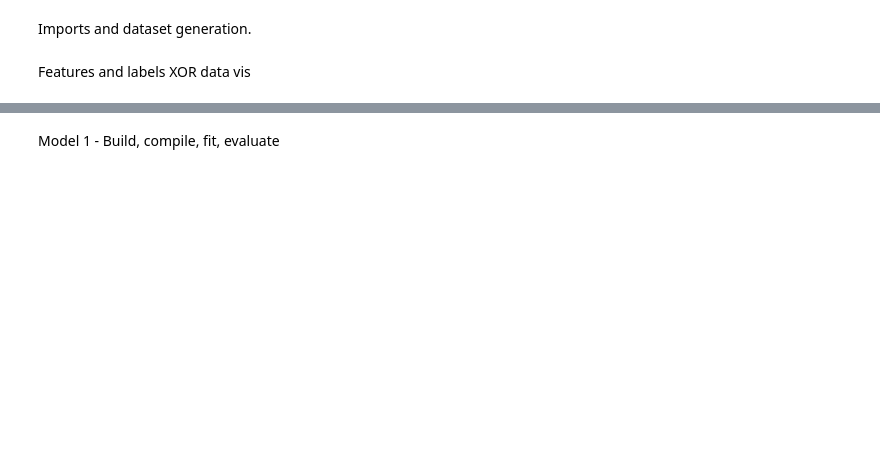
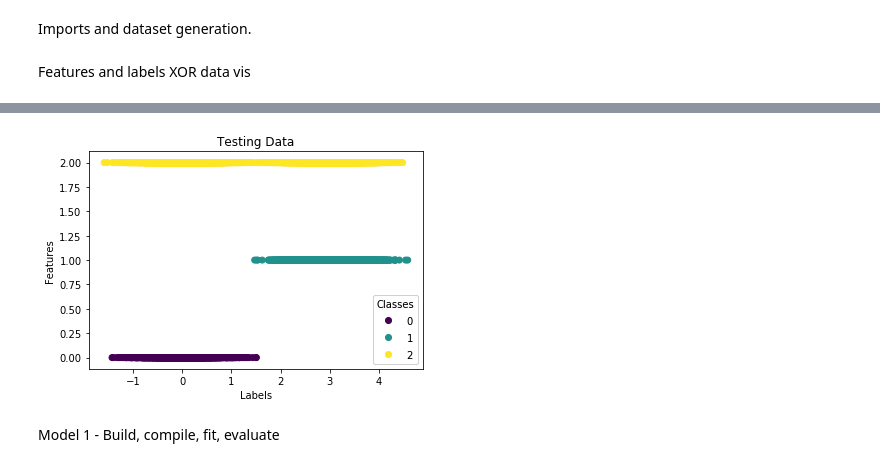
Before and after one commit to sampiecz/490_ASSN3, a Jupyter notebook: ASSN3.ipynb, the cells around one changed output, grey strips where cells are left out. Cells and saved outputs as stored; diff of their text form; code cells hidden in the pictures; blank space fills up the shorter version.

```diff
--- a/ASSN3.ipynb
+++ b/ASSN3.ipynb
@@ -49,3 +49,15 @@ plt.show()
+# %%
+# Testing
+fig, ax = plt.subplots()
+ax.set_ylabel("Features")
+ax.set_xlabel("Labels")
+scatter = ax.scatter(X_test[:,0], y_test, c=y_test)
+plt.title("Testing Data")
+legend = ax.legend(*scatter.legend_elements(), loc="lower right", title="Classes")
+ax.add_artist(legend)
+plt.show()
+# %% [output]
+[figure, added]
 # %% [markdown]
 Model 1 - Build, compile, fit, evaluate
 # %%
```
Also changed, not shown: parts of 20 cells of this notebook.
